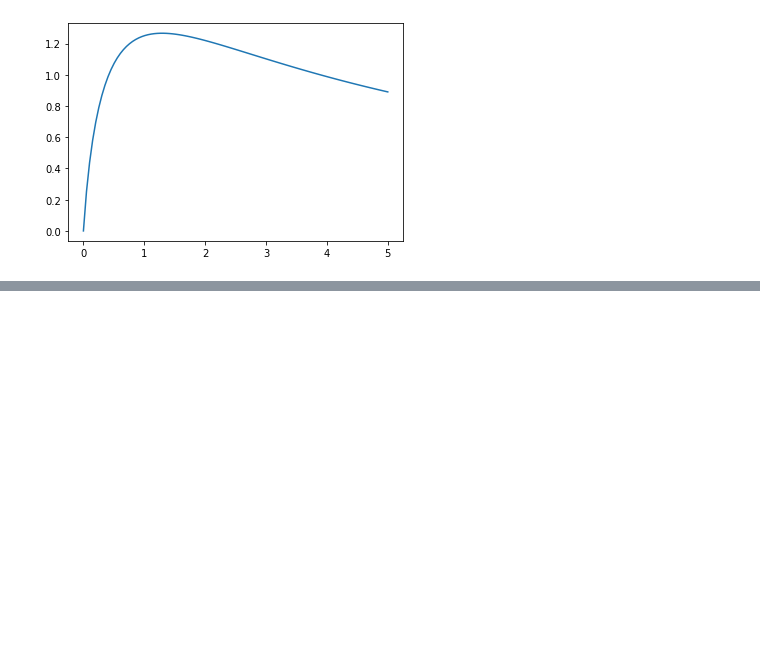
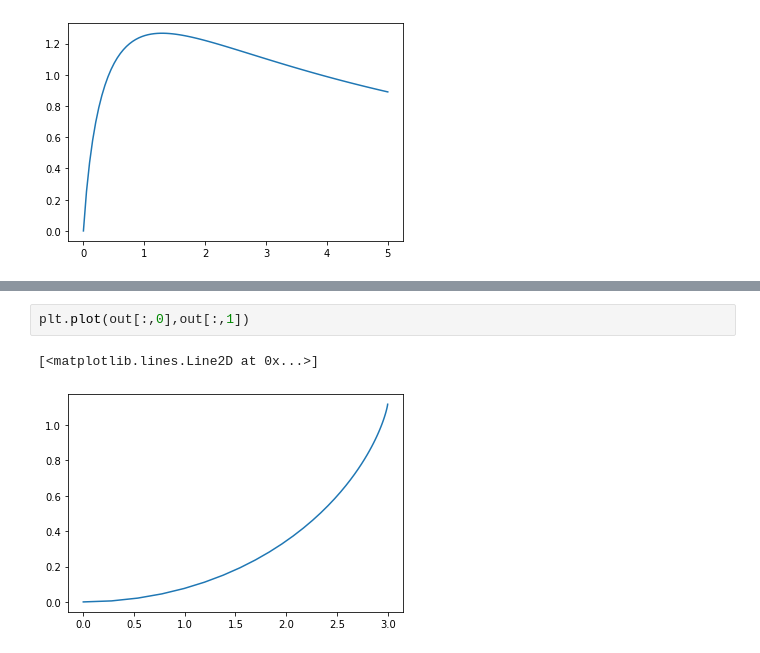
Before and after one commit to JuanM-GG/modelos-tesis, a Jupyter notebook: EJEMPLO_2_REAC.ipynb, the cells around one changed output, grey strips where cells are left out. Cells and saved outputs as stored; diff of their text form; blank space fills up the shorter version.

```diff
--- a/EJEMPLO_2_REAC.ipynb
+++ b/EJEMPLO_2_REAC.ipynb
@@ -71,0 +135,5 @@ plt.plot(FV, cb)
+# %%
+plt.plot(out[:,0],out[:,1])
+# %% [output]
+[<matplotlib.lines.Line2D at 0x...>]
+[figure, added]
```
Also changed, not shown: parts of 9 cells of this notebook.
